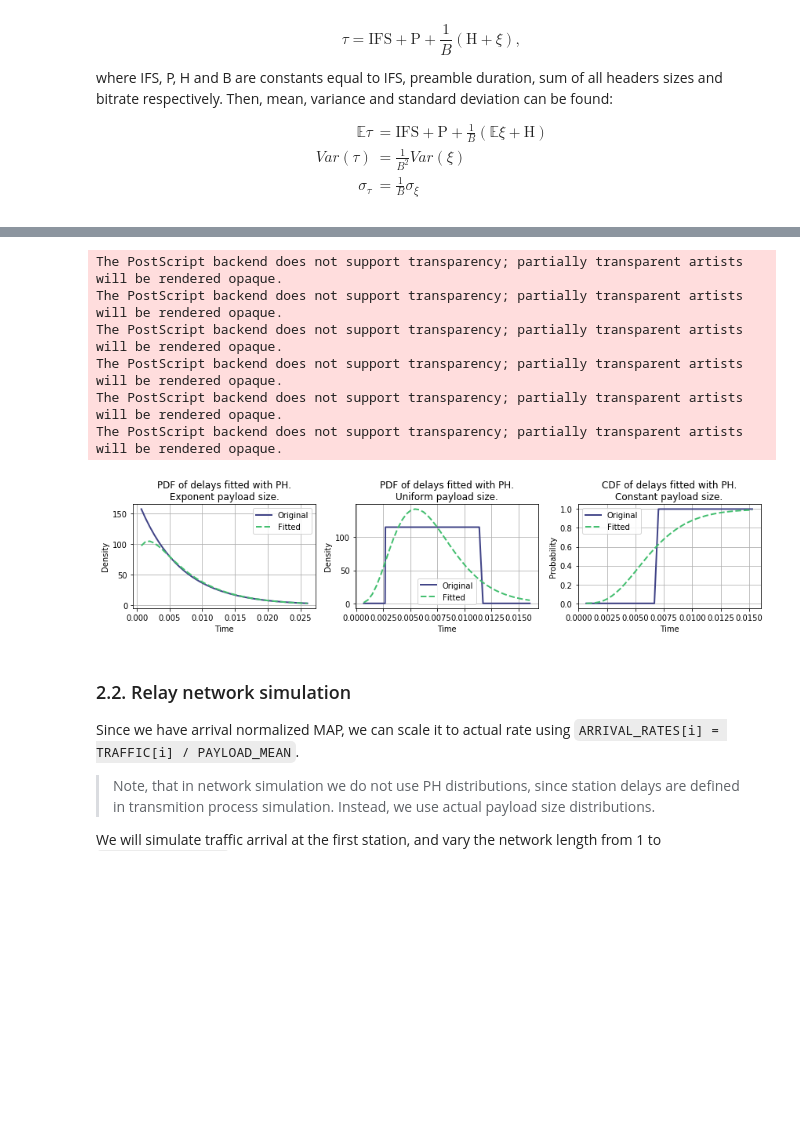
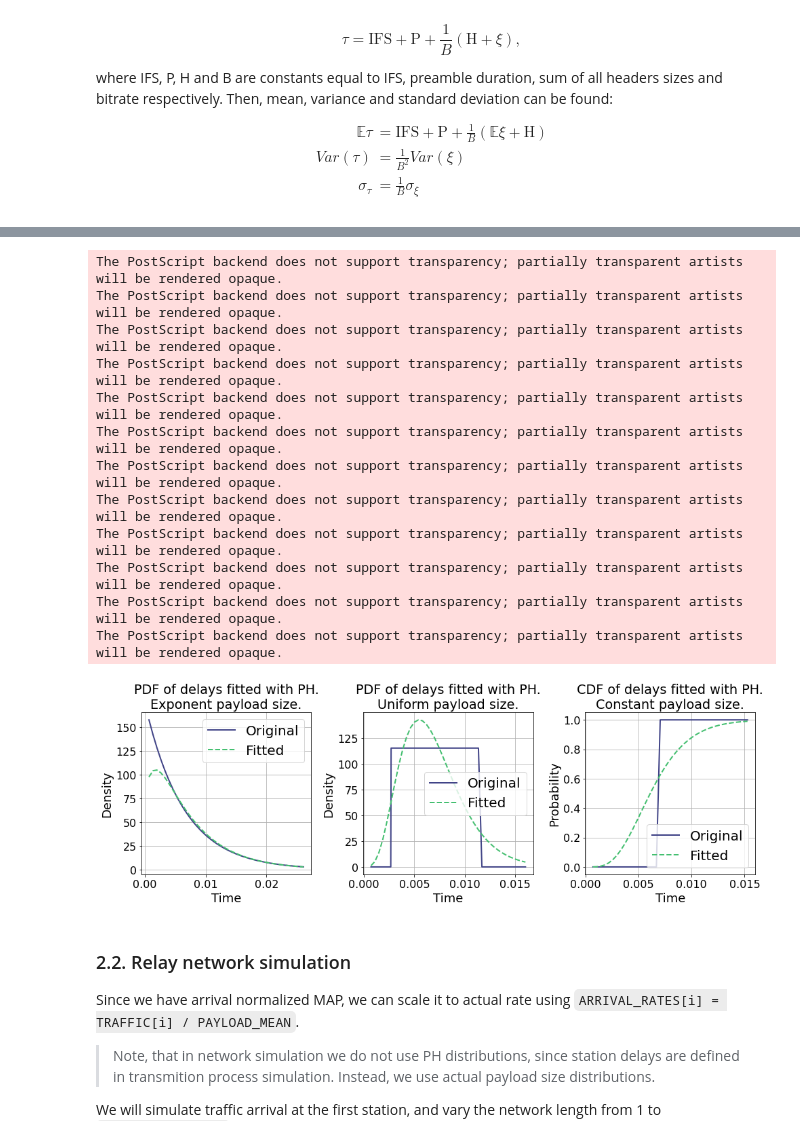
Before and after one commit to ipu69-papers/2019-icaap-queues-model, a Jupyter notebook: ICAAP2019 Experiment.ipynb, the cells around one changed output, grey strips where cells are left out. Saved outputs shown, nothing was run; the diff lists cells and outputs as text; code cells hidden in the pictures; blank space fills up the shorter version.

```diff
--- a/ICAAP2019 Experiment.ipynb
+++ b/ICAAP2019 Experiment.ipynb
@@ -339,12 +340,12 @@ def plot_fitted_distribution(ax, dist, fitted, num_samples=40, add_points=(), fn
     ax.plot(ox, [getattr(fitted, fn)(x) for x in ox], label='Fitted', linewidth=2,
             color=get_color(0.7), linestyle='--')
     ax.grid()
-    ax.legend()
-    ax.set_ylabel('Density' if fn=='pdf' else 'Probability')
-    ax.set_xlabel(xlabel)
+    ax.legend(fontsize=20)
+    ax.set_ylabel('Density' if fn=='pdf' else 'Probability', fontsize=18)
+    ax.set_xlabel(xlabel, fontsize=18)
     ax.set_title(title)
 
-fig, axes = plt.subplots(figsize=(12, 3), nrows=1, ncols=3)
+fig, axes = plt.subplots(figsize=(14, 5), nrows=1, ncols=3)
 
 # Plotting fitting result for exponential distribution:
 plot_fitted_distribution(
@@ -357,34 +358,41 @@ plot_fitted_distribution(
 plot_fitted_distribution(
     axes[1], relay_channel_distributions['uniform'], relay_channel_ph['uniform'],
     title='PDF of delays fitted with PH.\nUniform payload size.',
     min_x=(IFS + PREAMBLE + ALL_HEADERS_SIZE/BITRATE),
     add_points=(
         IFS + PREAMBLE + (ALL_HEADERS_SIZE + PAYLOAD_UNIFORM_MIN) / BITRATE,
         IFS + PREAMBLE + (ALL_HEADERS_SIZE + PAYLOAD_UNIFORM_MAX) / BITRATE,
     )
 )
 
 # Since it is hard to plot impulse function in generalized way, we plot CDF instead of
 # PDF for constant service times:
 plot_fitted_distribution(
     axes[2], relay_channel_distributions['const'], relay_channel_ph['const'],
     title='CDF of delays fitted with PH.\nConstant payload size.',
     min_x=(IFS + PREAMBLE + ALL_HEADERS_SIZE/BITRATE),
     add_points=(relay_channel_distributions['const'].mean(),),
     fn='cdf',
 )
 
 plt.tight_layout()
 
 plt.savefig('images/relay-service-time-pdf-cdf.eps')
+plt.savefig('images/fig7-updated.eps')
 # %% [output]
 The PostScript backend does not support transparency; partially transparent artists will be rendered opaque.
 The PostScript backend does not support transparency; partially transparent artists will be rendered opaque.
 The PostScript backend does not support transparency; partially transparent artists will be rendered opaque.
 The PostScript backend does not support transparency; partially transparent artists will be rendered opaque.
 The PostScript backend does not support transparency; partially transparent artists will be rendered opaque.
 The PostScript backend does not support transparency; partially transparent artists will be rendered opaque.
+The PostScript backend does not support transparency; partially transparent artists will be rendered opaque.
+The PostScript backend does not support transparency; partially transparent artists will be rendered opaque.
+The PostScript backend does not support transparency; partially transparent artists will be rendered opaque.
+The PostScript backend does not support transparency; partially transparent artists will be rendered opaque.
+The PostScript backend does not support transparency; partially transparent artists will be rendered opaque.
+The PostScript backend does not support transparency; partially transparent artists will be rendered opaque.
-[figure, old version]
+[figure, new version]
 # %% [markdown]
 ### 2.2. Relay network simulation
 
```
Also changed, not shown: parts of 22 cells of this notebook, 10 other files.
